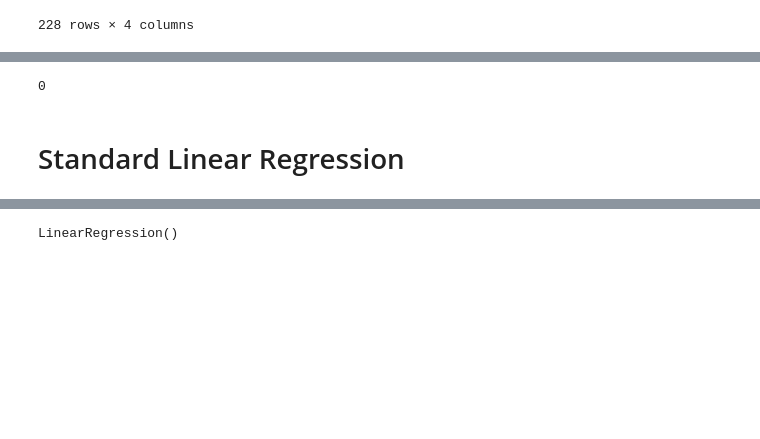
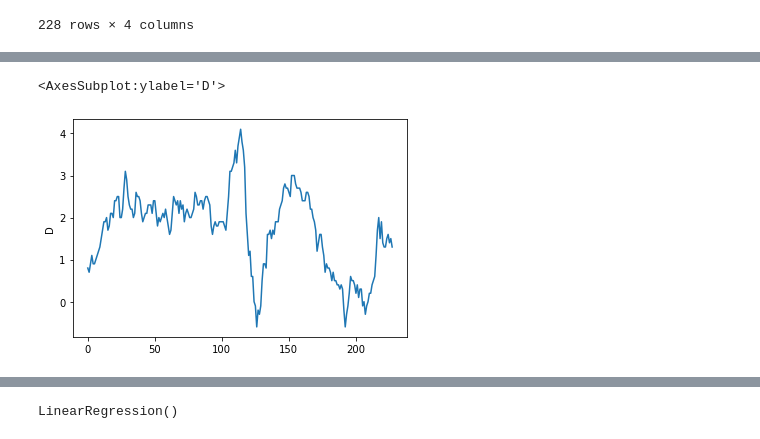
Before and after one commit to SamKimbinyi/int3, a Jupyter notebook: q1.ipynb, the cells around one changed output, grey strips where cells are left out. Cells and saved outputs as stored; diff of their text form; code cells hidden in the pictures; blank space fills up the shorter version.

```diff
--- a/q1.ipynb
+++ b/q1.ipynb
@@ -124 +55,6 @@ Name: D, Length: 228, dtype: float64
+# %%
+sns.lineplot(x = target.index,y=target)
+# %% [output]
+<AxesSubplot:ylabel='D'>
+[figure, added]
 # %%
@@ -126,6 +61,0 @@ x_train, x_test, y_train, y_test = train_test_split(df,target)
-# %%
-y_test.isnull().sum().sum()
-# %% [output]
-0
-# %% [markdown]
-# Standard Linear Regression
```
Also changed, not shown: parts of 28 cells of this notebook, 1 other file.
